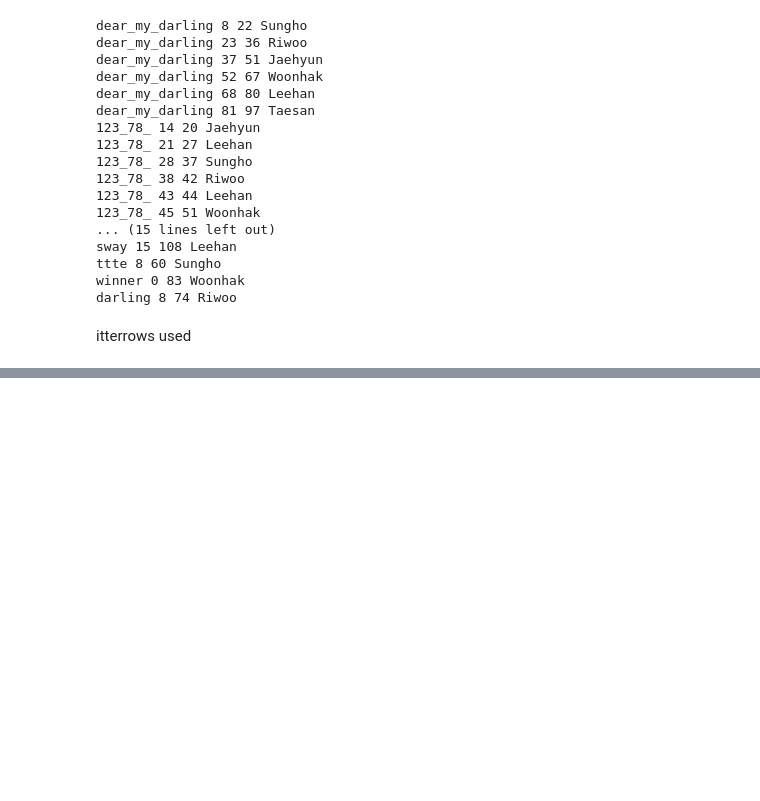
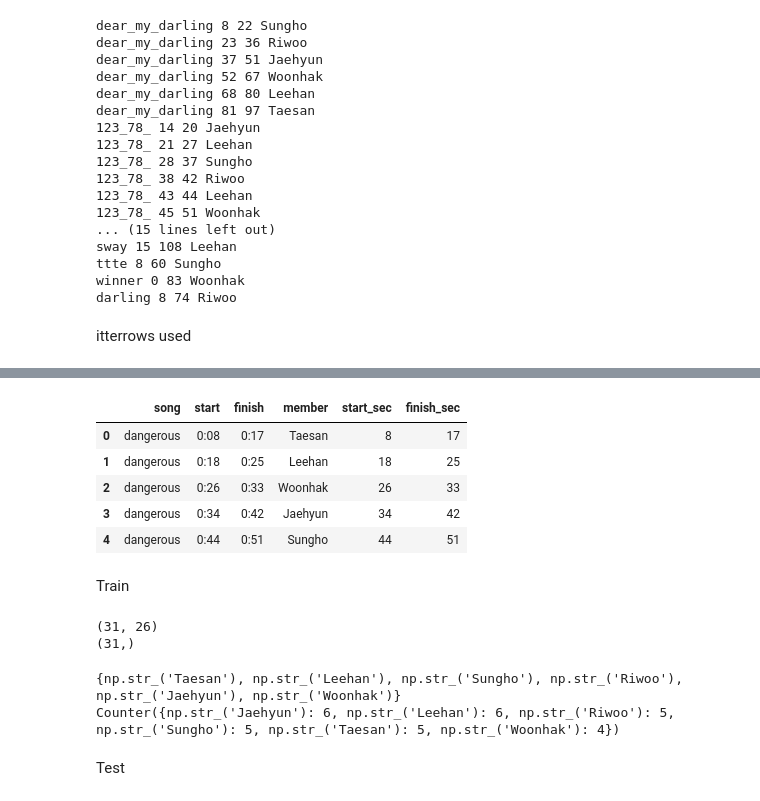
Before and after one commit to LeylAIeva/1doorNvoices, a Jupyter notebook: notebooks/explore.ipynb, the cells around one changed output, grey strips where cells are left out. Cells and saved outputs as stored; diff of their text form; code cells hidden in the pictures; blank space fills up the shorter version.

```diff
--- a/notebooks/explore.ipynb
+++ b/notebooks/explore.ipynb
@@ -83,0 +108,4 @@ for song_name in unique_songs:
+# %%
+df_test = pd.read_csv("../data/labels/bnd_voices_test.csv")
+df_test.columns = df_test.columns.str.strip()
+df_test.head()
@@ -83,0 +119,11 @@ for song_name in unique_songs:
+# %%
+df_test["start_sec"] = df_test["start"].apply(convert_to_seconds)
+df_test["finish_sec"] = df_test["finish"].apply(convert_to_seconds)
+df_test.head()
+# %% [output]
+|  | song | start | finish | member | start_sec | finish_sec |
+| 0 | dangerous | 0:08 | 0:17 | Taesan | 8 | 17 |
+| 1 | dangerous | 0:18 | 0:25 | Leehan | 18 | 25 |
+| 2 | dangerous | 0:26 | 0:33 | Woonhak | 26 | 33 |
+| 3 | dangerous | 0:34 | 0:42 | Jaehyun | 34 | 42 |
+| 4 | dangerous | 0:44 | 0:51 | Sungho | 44 | 51 |
@@ -83,0 +138,34 @@ for song_name in unique_songs:
+# %% [markdown]
+Train
+# %%
+train_folder = "../data/processed/train/"
+train_files = os.listdir(train_folder)
+
+X_train_list = []
+y_train_list = []
+
+for filename in train_files:
+    member_name = filename.split("_")[0]
+    y_train_list.append(member_name)
+
+    file_path = train_folder + filename
+    features = extract_features(file_path)
+    X_train_list.append(features)
+
+X_train = np.array(X_train_list)
+y_train = np.array(y_train_list)
+
+print(X_train.shape)
+print(y_train.shape)
+# %% [output]
+(31, 26)
+(31,)
+# %%
+print(set(y_train))
+from collections import Counter
+print(Counter(y_train))
+# %% [output]
+{np.str_('Taesan'), np.str_('Leehan'), np.str_('Sungho'), np.str_('Riwoo'), np.str_('Jaehyun'), np.str_('Woonhak')}
+Counter({np.str_('Jaehyun'): 6, np.str_('Leehan'): 6, np.str_('Riwoo'): 5, np.str_('Sungho'): 5, np.str_('Taesan'): 5, np.str_('Woonhak'): 4})
+# %% [markdown]
+Test
```
Also changed, not shown: parts of 11 cells of this notebook, 1 other file.
